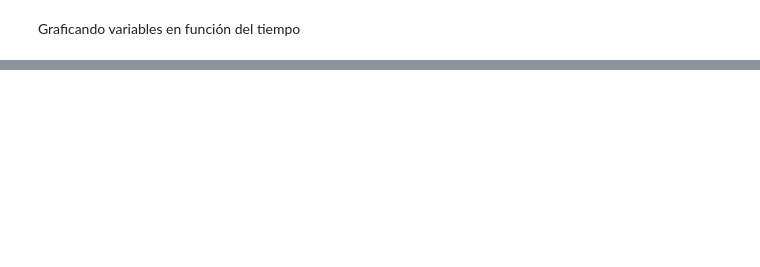
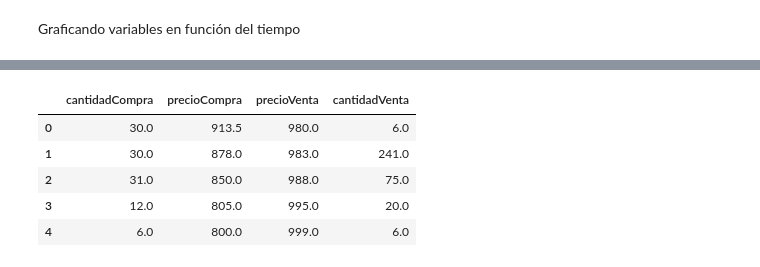
Before and after one commit to joackob/iol-notebooks, a Jupyter notebook: main.ipynb, the cells around one changed output, grey strips where cells are left out. Saved outputs shown, nothing was run; the diff lists cells and outputs as text; code cells hidden in the pictures; blank space fills up the shorter version.

```diff
--- a/main.ipynb
+++ b/main.ipynb
@@ -139,0 +235,16 @@ Text(0, 0.5, 'Precio(pesos argentinos)')
+# %%
+cotizacion = await client_iol.get_titulo_cotizacion(
+    simbolo="GGAL", mercado=Mercado.BCBA
+)
+# %%
+puntas_cotizacion = cotizacion["puntas"]
+puntas_cotizacion = pd.DataFrame(data=puntas_cotizacion)
+# %%
+puntas_cotizacion
+# %% [output]
+|  | cantidadCompra | precioCompra | precioVenta | cantidadVenta |
+| 0 | 30.0 | 913.5 | 980.0 | 6.0 |
+| 1 | 30.0 | 878.0 | 983.0 | 241.0 |
+| 2 | 31.0 | 850.0 | 988.0 | 75.0 |
+| 3 | 12.0 | 805.0 | 995.0 | 20.0 |
+| 4 | 6.0 | 800.0 | 999.0 | 6.0 |
```
Also changed, not shown: parts of 35 cells of this notebook, 1 other file.
